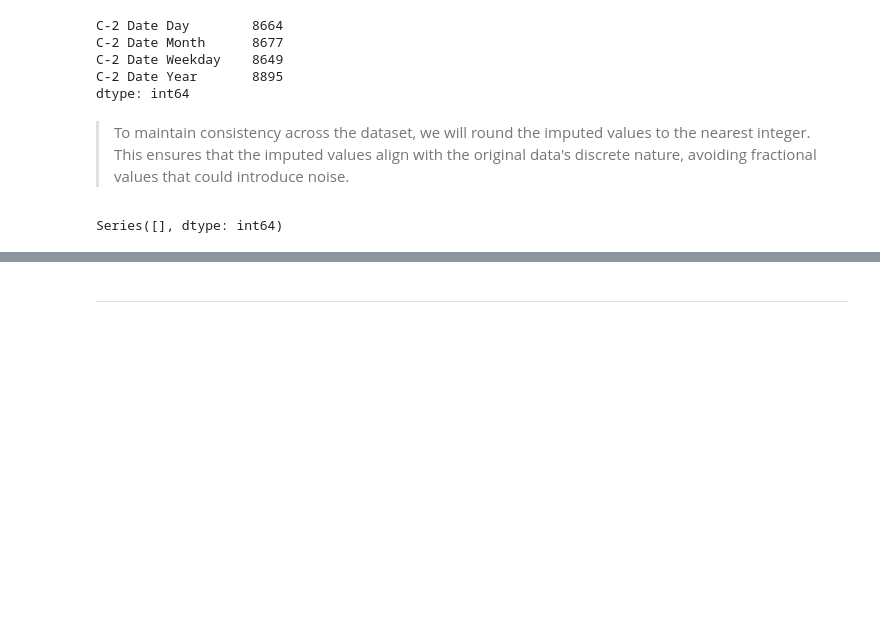
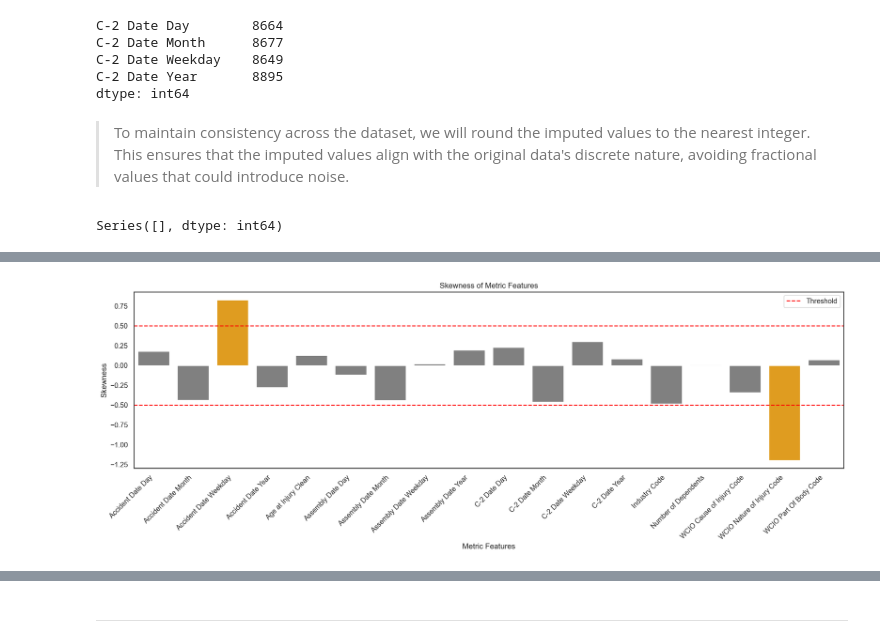
Before and after one commit to Silvestre17/ML_24.25_Project_Group33, a Jupyter notebook: 2_FeatureEngineering_MLProject_Group33.ipynb, the cells around one changed output, grey strips where cells are left out. Saved outputs shown, nothing was run; the diff lists cells and outputs as text; code cells hidden in the pictures; blank space fills up the shorter version.

Commit message:
Trying to apply previous year students version

```diff
--- a/2_FeatureEngineering_MLProject_Group33.ipynb
+++ b/2_FeatureEngineering_MLProject_Group33.ipynb
@@ -757,12 +699,11 @@ Index(['Accident Date Day', 'Accident Date Month', 'Accident Date Weekday',
 > Since **`Industry Code`** are categorical variables, we will replace the **`NA's`** with a new category **`0` $\rightarrow$ Unknown**.
 # %%
 # Fill the missing values of 'Industry Code' with '0'
-X_train['Industry Code'] = X_train['Industry Code'].fillna(0)
-X_val['Industry Code'] = X_val['Industry Code'].fillna(0)
+train_data['Industry Code'] = train_data['Industry Code'].fillna(0)
 test_data['Industry Code'] = test_data['Industry Code'].fillna(0)
 
 # Check the columns of the training set (X_train) that have missing values
-X_train.columns[X_train.isnull().sum()>0]
+train_data.columns[train_data.isnull().sum()>0]
 # %% [output]
 Index(['Accident Date Day', 'Accident Date Month', 'Accident Date Weekday',
        'Accident Date Year', 'Age at Injury Clean', 'C-2 Date Day',
@@ -836,18 +769,18 @@ Index(['C-2 Date Day', 'C-2 Date Month', 'C-2 Date Weekday', 'C-2 Date Year'], d
 # Fill the rest of columns with missing values with the KNNImputer
 
 # Copy the data
-X_train_knn_imputed = X_train.copy(deep=True)                                  # deep=True to avoid the SettingWithCopyWarning
-X_train_knn_imputed_n = X_train_knn_imputed.select_dtypes(include="number")    # Select numerical columns
+train_data_knn_imputed = train_data.copy(deep=True)                                  # deep=True to avoid the SettingWithCopyWarning
+train_data_knn_imputed_n = train_data_knn_imputed.select_dtypes(include="number")    # Select numerical columns
 
 # Columns that are not numerical
 columns_to_drop_KNNImputer = ['Accident Date Binary', 'C-2 Date Binary', 'C-3 Date Binary', 'First Hearing Date Binary', 'IME-4 Reported', 'Weekly Wage Reported', 'Number of Dependents']
-X_train_knn_imputed_n = X_train_knn_imputed_n.drop(columns = columns_to_drop_KNNImputer)
+train_data_knn_imputed_n = train_data_knn_imputed_n.drop(columns = columns_to_drop_KNNImputer)
 
 # Init the transformer
 knn_imp = KNNImputer()                                                         # k=5 is the default
 
 # Fit/transform
-X_train_knn_imputed_n.loc[:, :] = knn_imp.fit_transform(X_train_knn_imputed_n)
+train_data_knn_imputed_n.loc[:, :] = knn_imp.fit_transform(train_data_knn_imputed_n)
 
 ## Time of Execution KNNImputer: 9m 45s
 # %%
@@ -911,11 +839,8 @@ test_data_knn_imputed_n.loc[:, :] = knn_imp.transform(test_data_knn_imputed_n)
 #### TimeExecution: 10m 3.7s
 # %%
 # Round the values of the 'C-2 Date Day', 'C-2 Date Month', 'C-2 Date Weekday', 'C-2 Date Year' that have been imputed
-X_train_knn_imputed_n[['C-2 Date Day', 'C-2 Date Month', 'C-2 Date Weekday', 'C-2 Date Year']] = \
-    X_train_knn_imputed_n[['C-2 Date Day', 'C-2 Date Month', 'C-2 Date Weekday', 'C-2 Date Year']].round()
-
-X_val_knn_imputed_n[['C-2 Date Day', 'C-2 Date Month', 'C-2 Date Weekday', 'C-2 Date Year']] = \
-    X_val_knn_imputed_n[['C-2 Date Day', 'C-2 Date Month', 'C-2 Date Weekday', 'C-2 Date Year']].round()
+train_data_knn_imputed_n[['C-2 Date Day', 'C-2 Date Month', 'C-2 Date Weekday', 'C-2 Date Year']] = \
+    train_data_knn_imputed_n[['C-2 Date Day', 'C-2 Date Month', 'C-2 Date Weekday', 'C-2 Date Year']].round()
 
 test_data_knn_imputed_n[['C-2 Date Day', 'C-2 Date Month', 'C-2 Date Weekday', 'C-2 Date Year']] = \
     test_data_knn_imputed_n[['C-2 Date Day', 'C-2 Date Month', 'C-2 Date Weekday', 'C-2 Date Year']].round()
@@ -929,8 +854,7 @@ Series([], dtype: int64)
 columns_to_impute = ['C-2 Date Day', 'C-2 Date Month', 'C-2 Date Weekday', 'C-2 Date Year']
 
 # Replace only the specified columns with the imputed values
-X_train[columns_to_impute] = X_train_knn_imputed_n[columns_to_impute]
-X_val[columns_to_impute] = X_val_knn_imputed_n[columns_to_impute]
+train_data[columns_to_impute] = train_data_knn_imputed_n[columns_to_impute]
 test_data[columns_to_impute] = test_data_knn_imputed_n[columns_to_impute]
 # %%
 # Check the data types of the training set
@@ -945,0 +886,24 @@ for col in ['Accident Date Day', 'Accident Date Weekday', 'Accident Date Month',
+# %%
+metric_features = train_data.select_dtypes(include=['float64', 'int64']).columns
+
+# Calculate skewness
+skewness = 3 * (train_data[metric_features].mean() - train_data[metric_features].median()) / train_data[metric_features].std()
+#threshold = 1.0
+threshold = 0.5
+
+mask = np.abs(skewness) > threshold
+
+colors = np.where(mask, 'orange', 'gray')
+
+plt.figure(figsize=(20, 5))
+sns.barplot(x=skewness.index, y=skewness, palette=colors)
+plt.axhline(y=threshold, color='red', linestyle='--', label='Threshold')
+plt.axhline(y=-threshold, color='red', linestyle='--')
+plt.xticks(rotation=45, ha='right')
+plt.title('Skewness of Metric Features')
+plt.xlabel('Metric Features')
+plt.ylabel('Skewness')
+plt.legend()
+plt.show()
+# %% [output]
+[figure, added]
```
Also changed, not shown: parts of 87 cells of this notebook.
